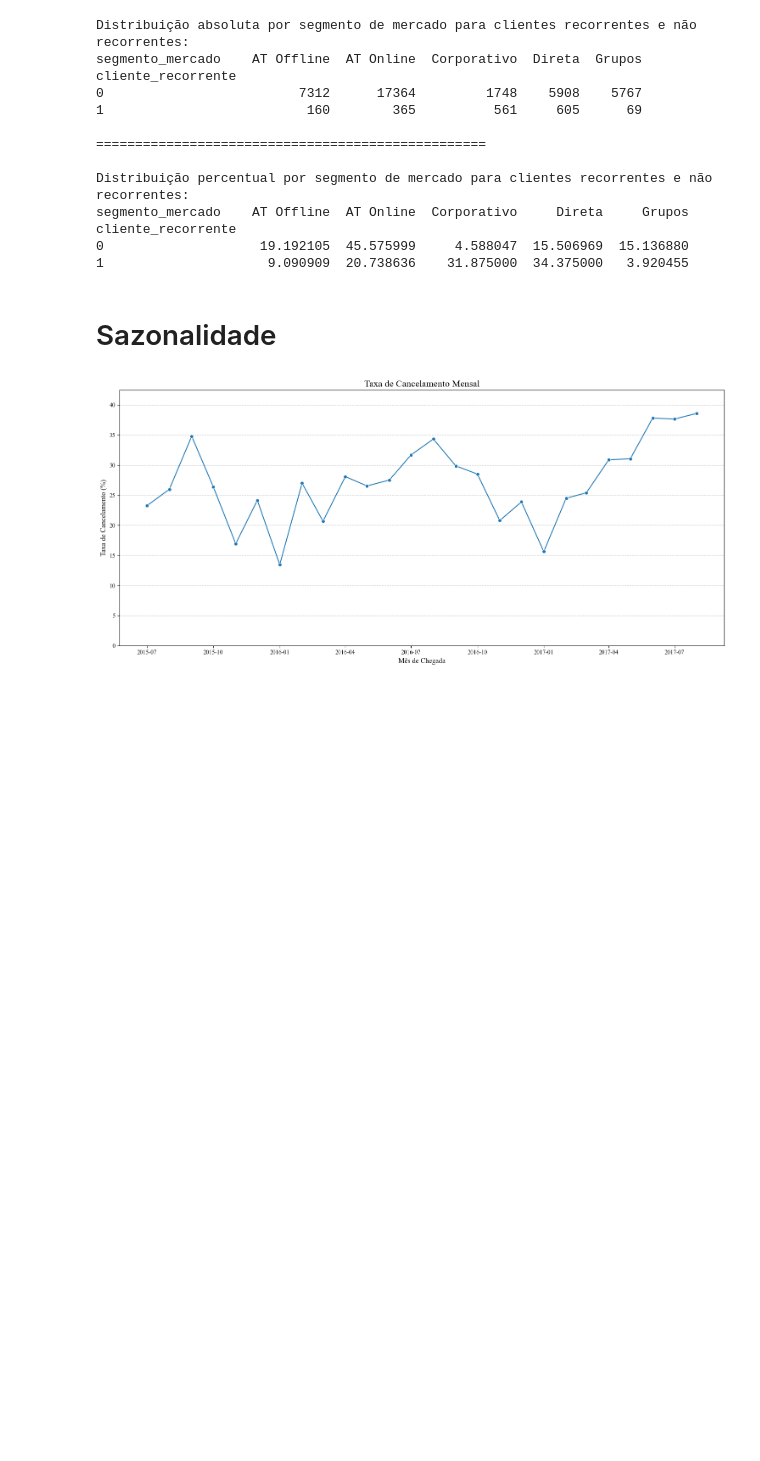
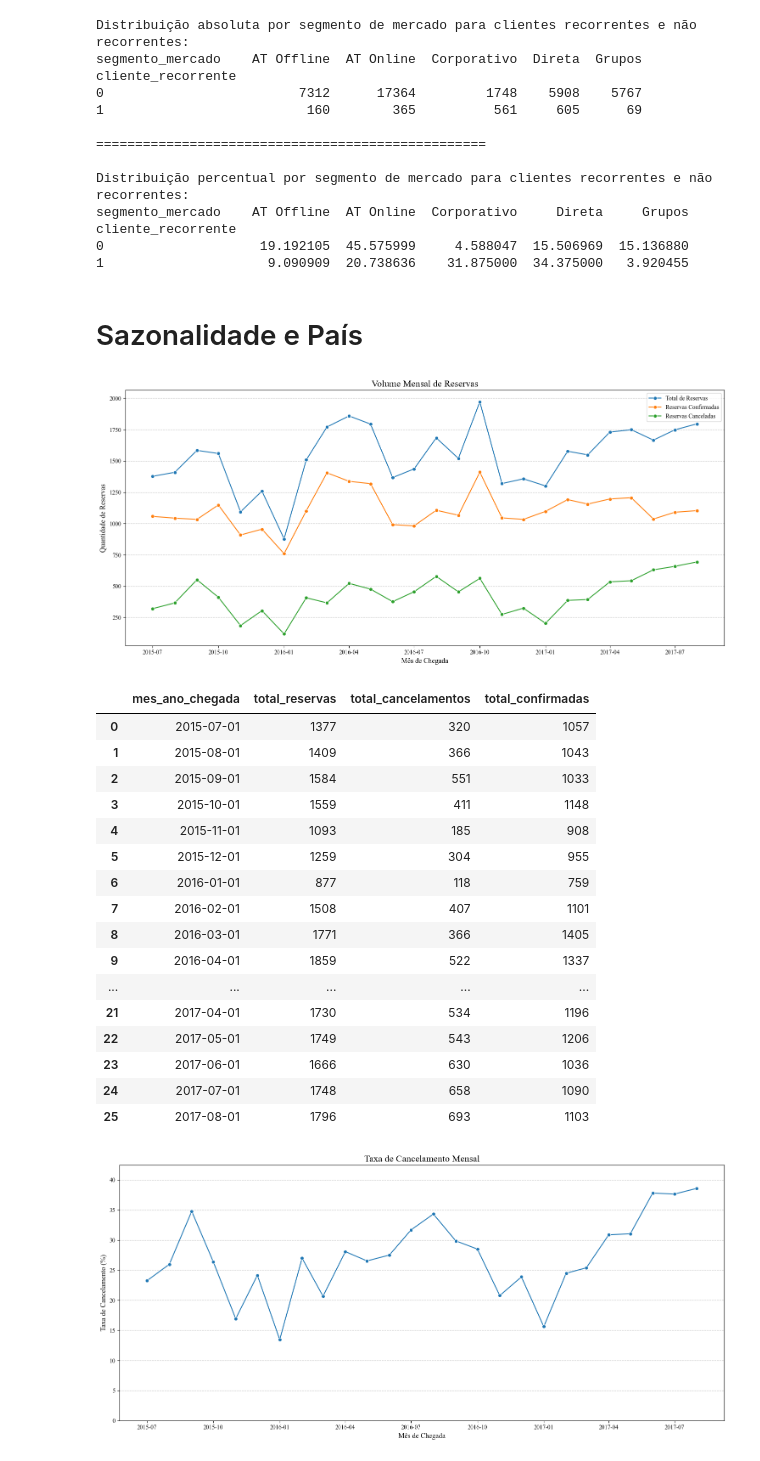
Before and after one commit to lindvidal/Insider, a Jupyter notebook: Case Hotel BA.ipynb, the cells around one changed output. Saved outputs shown, nothing was run; the diff lists cells and outputs as text; code cells hidden in the pictures; blank space fills up the shorter version.

```diff
--- a/Case Hotel BA.ipynb
+++ b/Case Hotel BA.ipynb
@@ -862,7 +880,51 @@ cliente_recorrente
 0                    19.192105  45.575999     4.588047  15.506969  15.136880
 1                     9.090909  20.738636    31.875000  34.375000   3.920455
 # %% [markdown]
-# Sazonalidade
+# Sazonalidade e País
+# %%
+df_hotel['mes_ano_chegada'] = df_hotel['data_chegada'].dt.to_period('M').dt.to_timestamp()
+
+reservas_mensal = df_hotel.groupby('mes_ano_chegada').agg(
+    total_reservas=('reserva_cancelada', 'count'),
+    total_cancelamentos=('reserva_cancelada', 'sum')
+)
+
+reservas_mensal['total_confirmadas'] = reservas_mensal['total_reservas'] - reservas_mensal['total_cancelamentos']
+
+plt.figure(figsize=(15, 7))
+sns.lineplot(data=reservas_mensal, x=reservas_mensal.index, y='total_reservas', marker='o', label='Total de Reservas')
+sns.lineplot(data=reservas_mensal, x=reservas_mensal.index, y='total_confirmadas', marker='o', label='Reservas Confirmadas')
+sns.lineplot(data=reservas_mensal, x=reservas_mensal.index, y='total_cancelamentos', marker='o', label='Reservas Canceladas')
+
+plt.title('Volume Mensal de Reservas', fontsize=16)
+plt.xlabel('Mês de Chegada', fontsize=12)
+plt.ylabel('Quantidade de Reservas', fontsize=12)
+plt.grid(axis='y', linestyle='--', alpha=0.7)
+plt.legend()
+plt.tight_layout()
+plt.show()
+
+reservas_mensal.reset_index(inplace=True)
+reservas_mensal
+# %% [output]
+[figure, added]
+|  | mes_ano_chegada | total_reservas | total_cancelamentos | total_confirmadas |
+| 0 | 2015-07-01 | 1377 | 320 | 1057 |
+| 1 | 2015-08-01 | 1409 | 366 | 1043 |
+| 2 | 2015-09-01 | 1584 | 551 | 1033 |
+| 3 | 2015-10-01 | 1559 | 411 | 1148 |
+| 4 | 2015-11-01 | 1093 | 185 | 908 |
+| 5 | 2015-12-01 | 1259 | 304 | 955 |
+| 6 | 2016-01-01 | 877 | 118 | 759 |
+| 7 | 2016-02-01 | 1508 | 407 | 1101 |
+| 8 | 2016-03-01 | 1771 | 366 | 1405 |
+| 9 | 2016-04-01 | 1859 | 522 | 1337 |
+| ... | ... | ... | ... | ... |
+| 21 | 2017-04-01 | 1730 | 534 | 1196 |
+| 22 | 2017-05-01 | 1749 | 543 | 1206 |
+| 23 | 2017-06-01 | 1666 | 630 | 1036 |
+| 24 | 2017-07-01 | 1748 | 658 | 1090 |
+| 25 | 2017-08-01 | 1796 | 693 | 1103 |
 # %%
 df_hotel['mes_ano_chegada'] = df_hotel['data_chegada'].dt.to_period('M').dt.to_timestamp()
 
```
Also changed, not shown: parts of 6 cells of this notebook.
